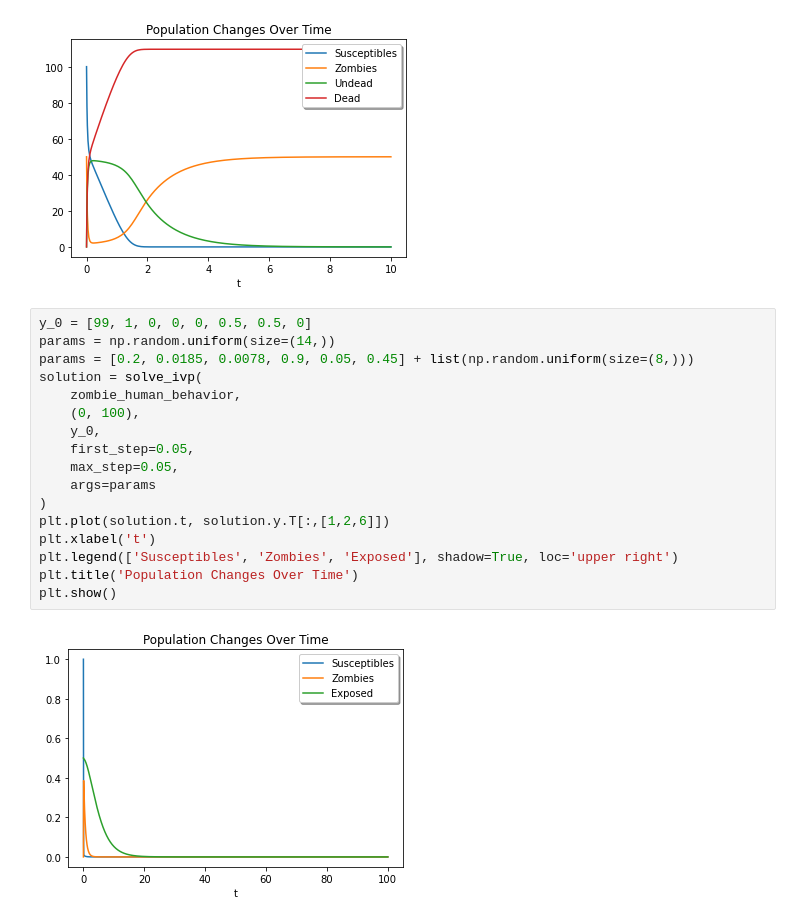
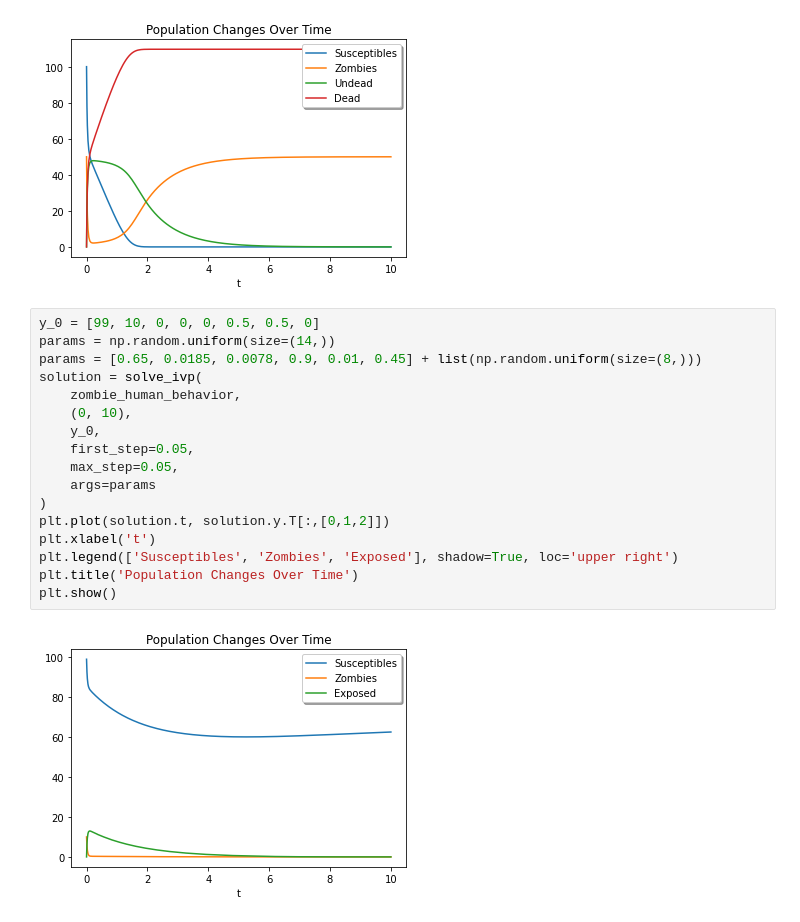
Before and after one commit to lbotti319/zombies, a Jupyter notebook: ZombieExploration.ipynb, the cells around one changed output. Cells and saved outputs as stored; diff of their text form.

Commit message:
set some reasonable parameter values for the zombie notebook

```diff
--- a/ZombieExploration.ipynb
+++ b/ZombieExploration.ipynb
@@ -17,21 +17,21 @@ plot_it(solution)
 # %% [output]
 [figure]
 # %%
-y_0 = [99, 1, 0, 0, 0, 0.5, 0.5, 0]
+y_0 = [99, 10, 0, 0, 0, 0.5, 0.5, 0]
 params = np.random.uniform(size=(14,))
-params = [0.2, 0.0185, 0.0078, 0.9, 0.05, 0.45] + list(np.random.uniform(size=(8,)))
+params = [0.65, 0.0185, 0.0078, 0.9, 0.01, 0.45] + list(np.random.uniform(size=(8,)))
 solution = solve_ivp(
     zombie_human_behavior,
-    (0, 100),
+    (0, 10),
     y_0,
     first_step=0.05,
     max_step=0.05,
     args=params
 )
-plt.plot(solution.t, solution.y.T[:,[1,2,6]])
+plt.plot(solution.t, solution.y.T[:,[0,1,2]])
 plt.xlabel('t')
 plt.legend(['Susceptibles', 'Zombies', 'Exposed'], shadow=True, loc='upper right')
 plt.title('Population Changes Over Time')
 plt.show()
 # %% [output]
-[figure, old version]
+[figure, new version]
```
Also changed, not shown: parts of 2 cells of this notebook.
